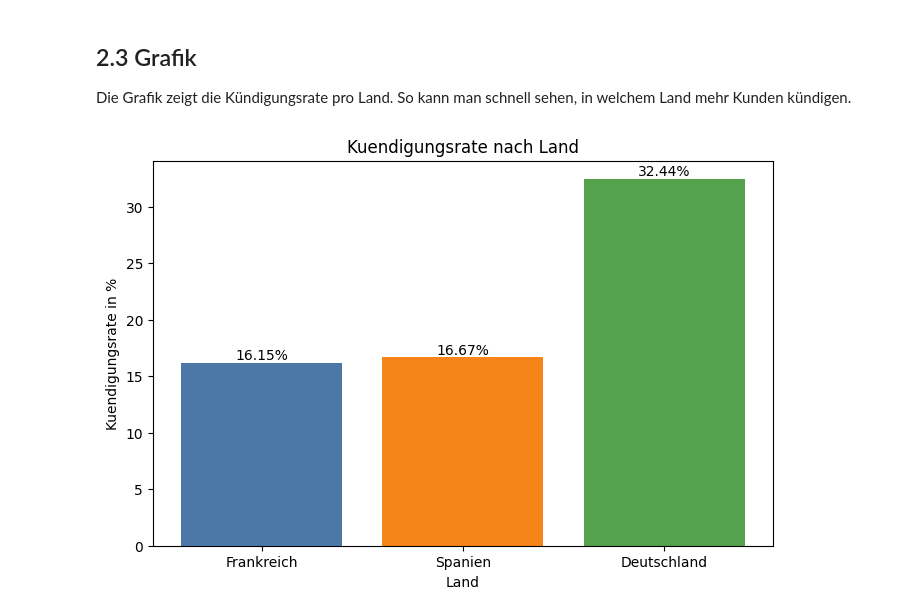
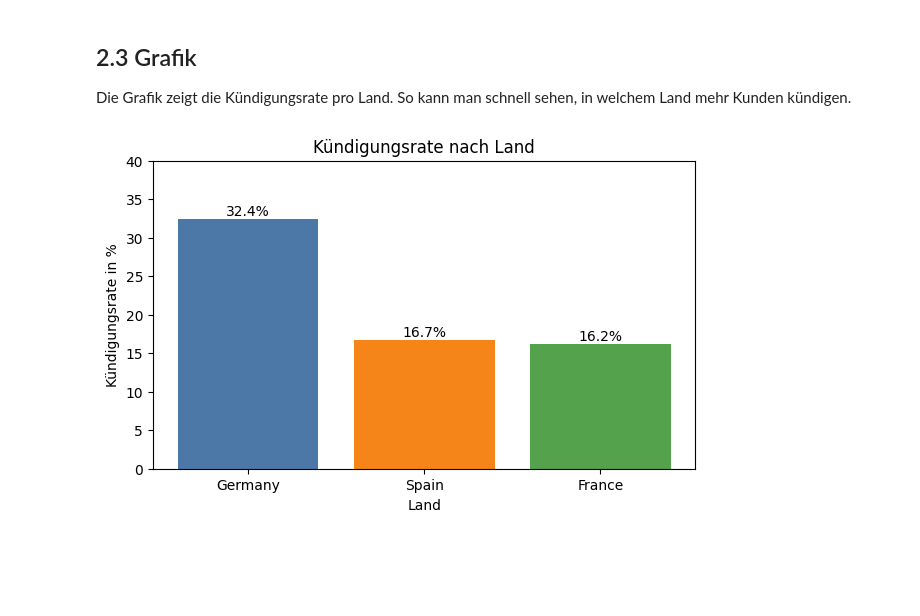
Before and after one commit to Geldflamme365/LB259, a Jupyter notebook: data_description.ipynb, the cells around one changed output. Cells and saved outputs as stored; diff of their text form; code cells hidden in the pictures; blank space fills up the shorter version.

Commit message:
Complete data description notebook

```diff
--- a/data_description.ipynb
+++ b/data_description.ipynb
@@ -23,0 +6,10 @@ Felder: RowNumber, CustomerId, Surname, CreditScore, Geography, Gender, Age, Ten
+# %%
+import pandas as pd
+import matplotlib.pyplot as plt
+from sklearn.preprocessing import StandardScaler
+
+file_path = 'churn_modelling.csv'
+df = pd.read_csv(file_path)
+
+print('Zeilen und Spalten:', df.shape)
+df.head()
@@ -28,5 +58,0 @@ Ich wähle `Exited` als Zielfeld. Dort sieht man, ob ein Kunde bei der Bank blei
-# %%
-target_counter = Counter(row['Exited'] for row in rows)
-print('Verteilung von Exited:')
-for key, value in sorted(target_counter.items()):
-    print(key, ':', value)
@@ -83,29 +127,19 @@ Top 3: [('Male', 5457), ('Female', 4543)]
 
 Die Grafik zeigt die Kündigungsrate pro Land. So kann man schnell sehen, in welchem Land mehr Kunden kündigen.
 # %%
-country_data = {}
-for row in rows:
-    country = row['Geography']
-    exited = int(row['Exited'])
-    if country not in country_data:
-        country_data[country] = {'total': 0, 'exited': 0}
-    country_data[country]['total'] += 1
-    country_data[country]['exited'] += exited
+kuendigungen_land = df.groupby('Geography')['Exited'].mean() * 100
+kuendigungen_land = kuendigungen_land.sort_values(ascending=False)
 
-country_names = {'France': 'Frankreich', 'Germany': 'Deutschland', 'Spain': 'Spanien'}
-labels = []
-values = []
-for country, info in country_data.items():
-    labels.append(country_names.get(country, country))
-    values.append(round(info['exited'] / info['total'] * 100, 2))
+plt.figure(figsize=(7, 4))
+plt.bar(kuendigungen_land.index, kuendigungen_land.values, color=['#4c78a8', '#f58518', '#54a24b'])
+plt.title('Kündigungsrate nach Land')
+plt.xlabel('Land')
+plt.ylabel('Kündigungsrate in %')
+plt.ylim(0, 40)
 
-plt.figure(figsize=(8, 5))
-plt.bar(labels, values, color=['#4c78a8', '#f58518', '#54a24b'])
-plt.title('Kuendigungsrate nach Land')
-plt.xlabel('Land')
-plt.ylabel('Kuendigungsrate in %')
-for i, value in enumerate(values):
-    plt.text(i, value + 0.3, str(value) + '%', ha='center')
+for i, value in enumerate(kuendigungen_land.values):
+    plt.text(i, value + 0.5, str(round(value, 1)) + '%', ha='center')
+
 plt.show()
 # %% [output]
-[figure, old version]
+[figure, new version]
```
Also changed, not shown: parts of 19 cells of this notebook.
